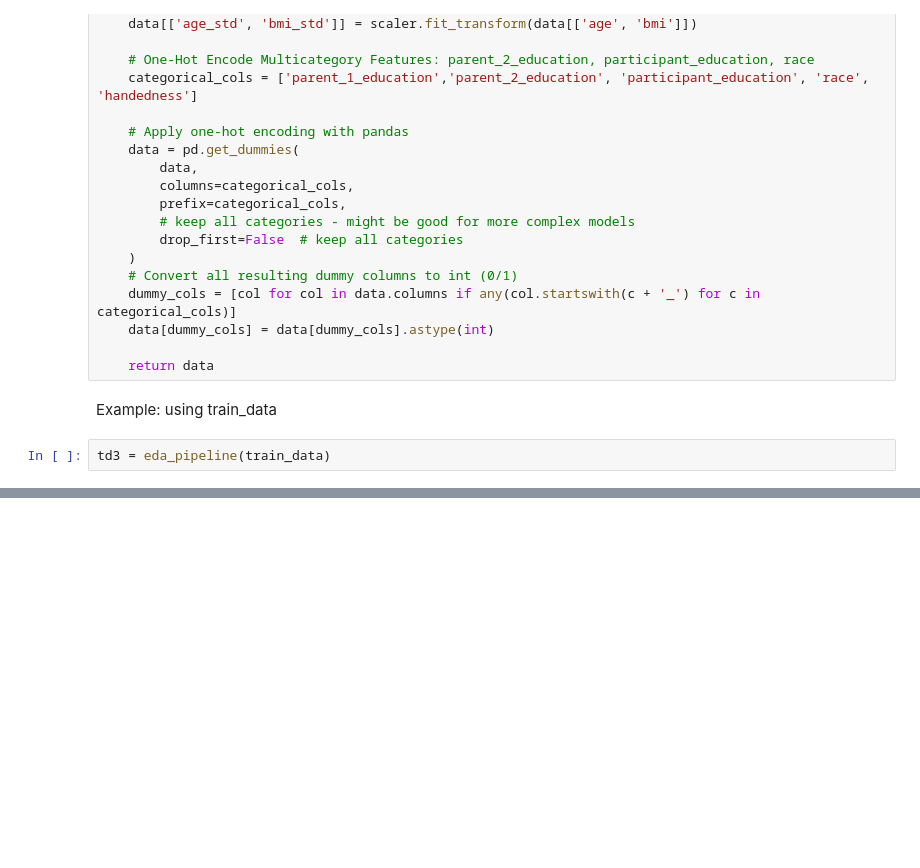
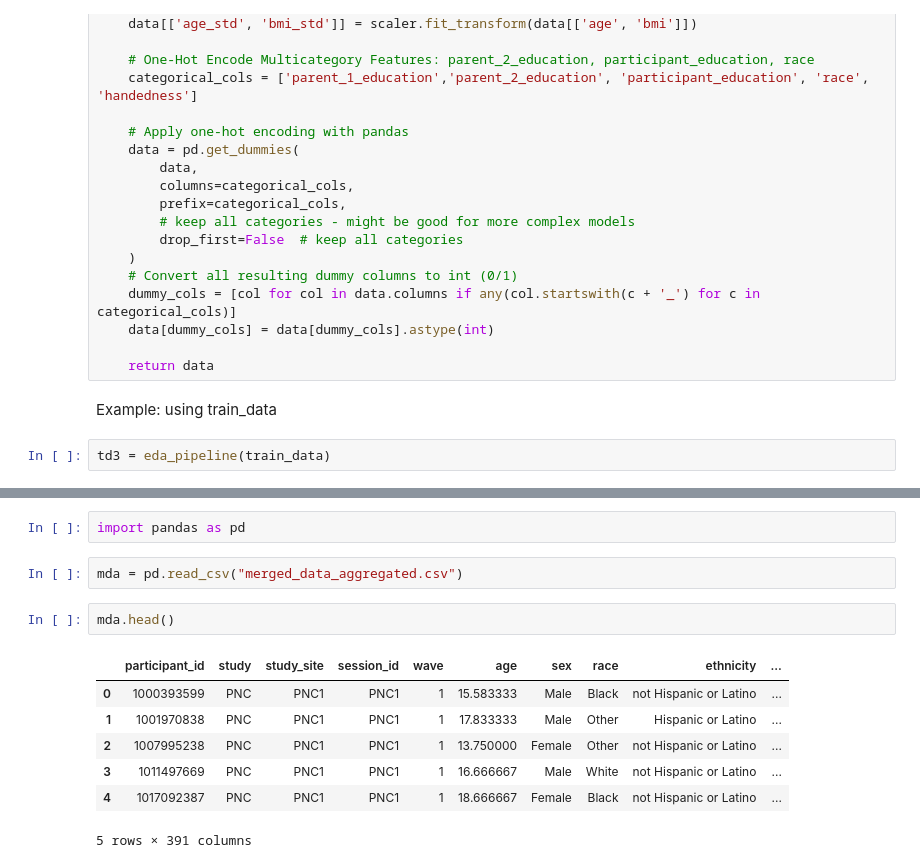
Before and after one commit to ackann/chn-hackathon-2025, a Jupyter notebook: EDA_Process.ipynb, the cells around one changed output, grey strips where cells are left out. Drawn from its saved outputs; the diff is of its cells as text; blank space fills up the shorter version.

```diff
--- a/EDA_Process.ipynb
+++ b/EDA_Process.ipynb
@@ -126,0 +189,14 @@ td3.head()
+# %%
+import pandas as pd
+# %%
+mda = pd.read_csv("merged_data_aggregated.csv")
+# %%
+mda.head()
+# %% [output]
+|  | participant_id | study | study_site | session_id | wave | age | sex | race | ethnicity | ... |
+| 0 | 1000393599 | PNC | PNC1 | PNC1 | 1 | 15.583333 | Male | Black | not Hispanic or Latino | ... |
+| 1 | 1001970838 | PNC | PNC1 | PNC1 | 1 | 17.833333 | Male | Other | Hispanic or Latino | ... |
+| 2 | 1007995238 | PNC | PNC1 | PNC1 | 1 | 13.750000 | Female | Other | not Hispanic or Latino | ... |
+| 3 | 1011497669 | PNC | PNC1 | PNC1 | 1 | 16.666667 | Male | White | not Hispanic or Latino | ... |
+| 4 | 1017092387 | PNC | PNC1 | PNC1 | 1 | 18.666667 | Female | Black | not Hispanic or Latino | ... |
+5 rows × 391 columns
```
Also changed, not shown: parts of 8 cells of this notebook, 1 other file.
